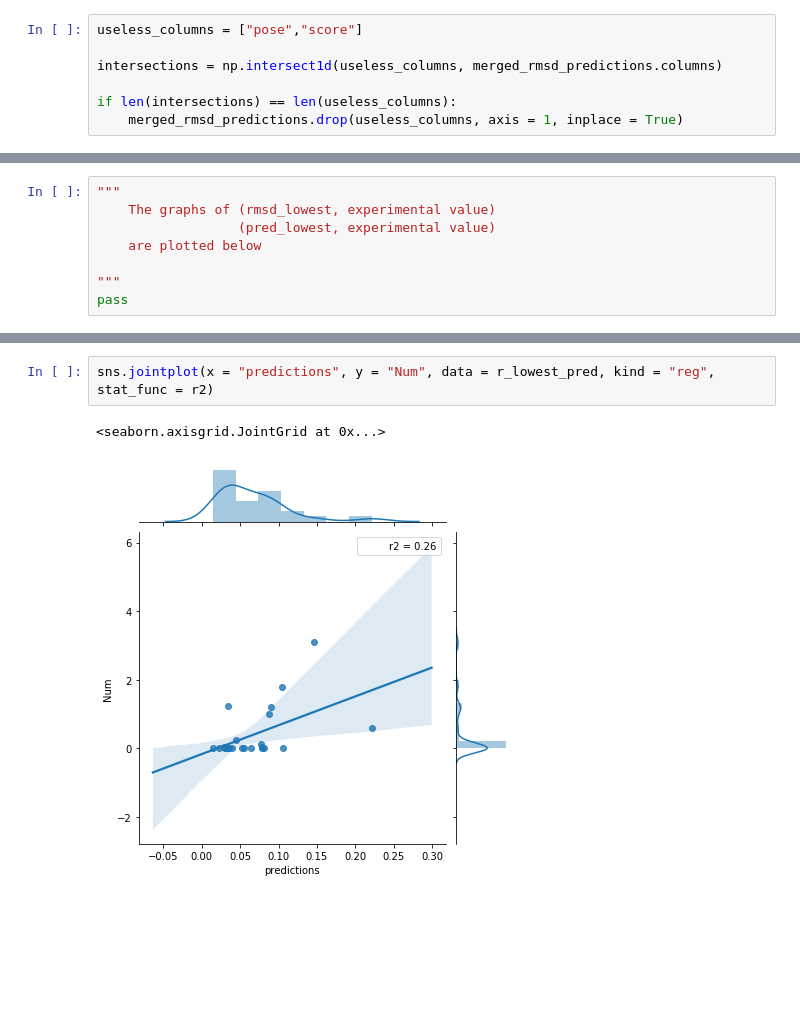
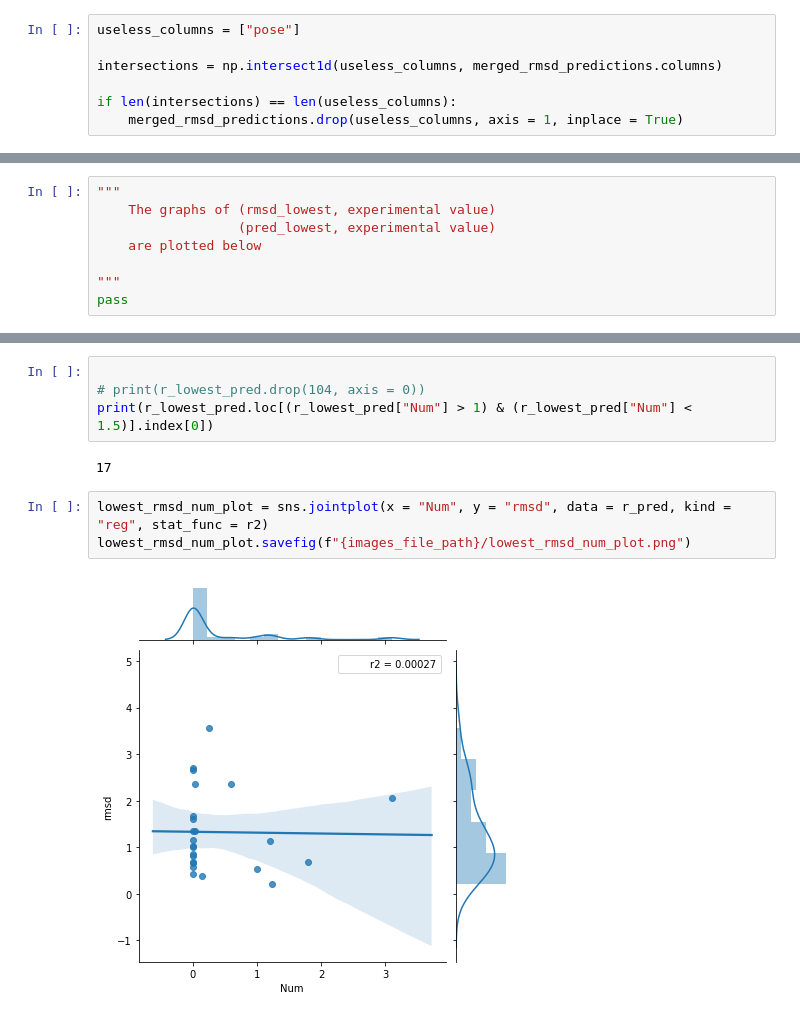
Before and after one commit to akezhanmussa/ProteinLigandPredictor, a Jupyter notebook: structured/utils/visualization/DataAnalysis.ipynb, the cells around one changed output, grey strips where cells are left out. Drawn from its saved outputs; the diff is of its cells as text; blank space fills up the shorter version.

```diff
--- a/structured/utils/visualization/DataAnalysis.ipynb
+++ b/structured/utils/visualization/DataAnalysis.ipynb
@@ -359,7 +390,7 @@ pass
 # %%
 merged_rmsd_predictions = pd.merge(formatted_rV, formatted_pV,how = "outer", on = "Representative")
 # %%
-useless_columns = ["pose","score"]
+useless_columns = ["pose"]
 
 intersections = np.intersect1d(useless_columns, merged_rmsd_predictions.columns)
 
@@ -824,5 +895,11 @@ pass
+# %%
+
+# print(r_lowest_pred.drop(104, axis = 0))
+print(r_lowest_pred.loc[(r_lowest_pred["Num"] > 1) & (r_lowest_pred["Num"] < 1.5)].index[0])
+# %% [output]
+17
 # %%
-sns.jointplot(x = "predictions", y = "Num", data = r_lowest_pred, kind = "reg", stat_func = r2)
+lowest_rmsd_num_plot = sns.jointplot(x = "Num", y = "rmsd", data = r_pred, kind = "reg", stat_func = r2)
+lowest_rmsd_num_plot.savefig(f"{images_file_path}/lowest_rmsd_num_plot.png")
 # %% [output]
-<seaborn.axisgrid.JointGrid at 0x...>
-[figure, old version]
+[figure, new version]
```
Also changed, not shown: parts of 27 cells of this notebook, 26 other files.
